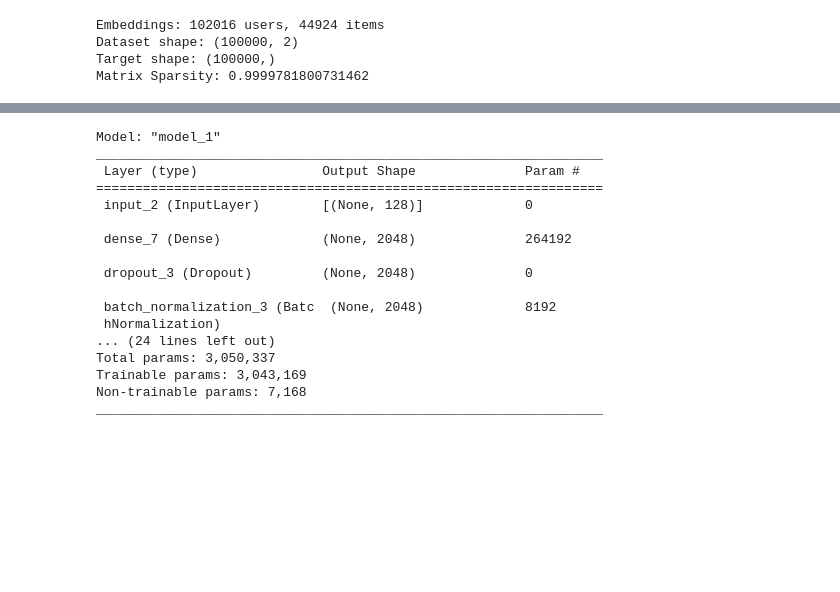
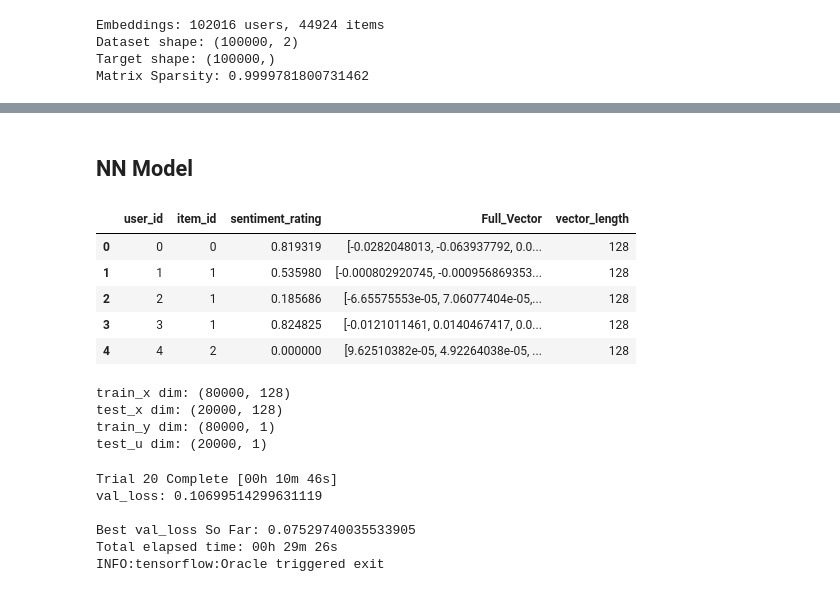
Before and after one commit to WilliamYWu/Amazon_Review_Recommender_System, a Jupyter notebook: amazon_review_testing.ipynb, the cells around one changed output, grey strips where cells are left out. Drawn from its saved outputs; the diff is of its cells as text; code cells hidden in the pictures; blank space fills up the shorter version.

```diff
--- a/amazon_review_testing.ipynb
+++ b/amazon_review_testing.ipynb
@@ -47,6 +46,7 @@ CODE_DIR = os.path.join(MAIN_DIR, "Code")
 
 ANALYSIS_DIR = os.path.join(MAIN_DIR, "Analysis")
 DATA_DIR = os.path.join(MAIN_DIR, "Data")
+RESULTS_DIR = os.path.join(MAIN_DIR, "Results")
 
 RAW_DATA_DIR = os.path.join(DATA_DIR, "Raw")
 CLEAN_DATA_DIR = os.path.join(DATA_DIR, "Clean")
@@ -447,2 +415,19 @@ new_df.head()
+# %%
+new_df["Full_Vector"] = new_df["Full_Vector"].apply(lambda arr: np.array2string(arr, separator=','))
+result_dir = os.path.join(RESULTS_DIR, "embedded_data.csv")
+new_df.to_csv(result_dir, index=False)
+# %% [markdown]
+## NN Model
+# %%
+nn_df = pd.read_csv(result_dir)
+nn_df["Full_Vector"] = nn_df["Full_Vector"].apply(lambda x: np.fromstring(x[1:-1], sep=','))
+nn_df.head()
+# %% [output]
+|  | user_id | item_id | sentiment_rating | Full_Vector | vector_length |
+| 0 | 0 | 0 | 0.819319 | [-0.0282048013, -0.063937792, 0.0... | 128 |
+| 1 | 1 | 1 | 0.535980 | [-0.000802920745, -0.000956869353... | 128 |
+| 2 | 2 | 1 | 0.185686 | [-6.65575553e-05, 7.06077404e-05,... | 128 |
+| 3 | 3 | 1 | 0.824825 | [-0.0121011461, 0.0140467417, 0.0... | 128 |
+| 4 | 4 | 2 | 0.000000 | [9.62510382e-05, 4.92264038e-05, ... | 128 |
 # %%
 def create_train_test(df, y_col = "sentiment_rating"):
@@ -472 +443,12 @@ X_train, X_test, y_train, y_test = create_train_test(new_df)
+# %%
+X_train, X_test, y_train, y_test = create_train_test(nn_df)
+print(f"train_x dim: {X_train.shape}")
+print(f"test_x dim: {X_test.shape}")
+print(f"train_y dim: {y_train.shape}")
+print(f"test_u dim: {y_test.shape}")
+# %% [output]
+train_x dim: (80000, 128)
+test_x dim: (20000, 128)
+train_y dim: (80000, 1)
+test_u dim: (20000, 1)
 # %%
@@ -499,21 +525,24 @@ def baseline_model(total_embed_length):
-# %%
-baseline_model = baseline_model(embedding_length*2)
-baseline_model.compile(optimizer = 'adam', loss = 'mean_squared_error', metrics = ['mean_absolute_error'])
-# %% [output]
-Model: "model_1"
-_________________________________________________________________
- Layer (type)                Output Shape              Param #
-=================================================================
- input_2 (InputLayer)        [(None, 128)]             0
-
- dense_7 (Dense)             (None, 2048)              264192
-
- dropout_3 (Dropout)         (None, 2048)              0
-
- batch_normalization_3 (Batc  (None, 2048)             8192
- hNormalization)
-... (24 lines left out)
-Total params: 3,050,337
-Trainable params: 3,043,169
-Non-trainable params: 7,168
-_________________________________________________________________
+# %%
+hypermodel = BaselineHyperModel(total_embed_length=embedding_length*2)
+
+tuner = RandomSearch(
+    hypermodel,
+    objective = "val_loss",
+    max_trials = 20,
+    executions_per_trial = 1,
+    directory = RESULTS_DIR,
+    project_name = "optimized_model"
+)
+
+early_stop = EarlyStopping(monitor="val_loss", patience=3)
+tuner.search(X_train, y_train, validation_data=(X_test, y_test), epochs=10, callbacks=[early_stop])
+
+best_hyperparameters = tuner.get_best_hyperparameters()[0]
+final_model = hypermodel.build(best_hyperparameters)
+# %% [output]
+Trial 20 Complete [00h 10m 46s]
+val_loss: 0.10699514299631119
+
+Best val_loss So Far: 0.07529740035533905
+Total elapsed time: 00h 29m 26s
+INFO:tensorflow:Oracle triggered exit
```
Also changed, not shown: parts of 19 cells of this notebook.
